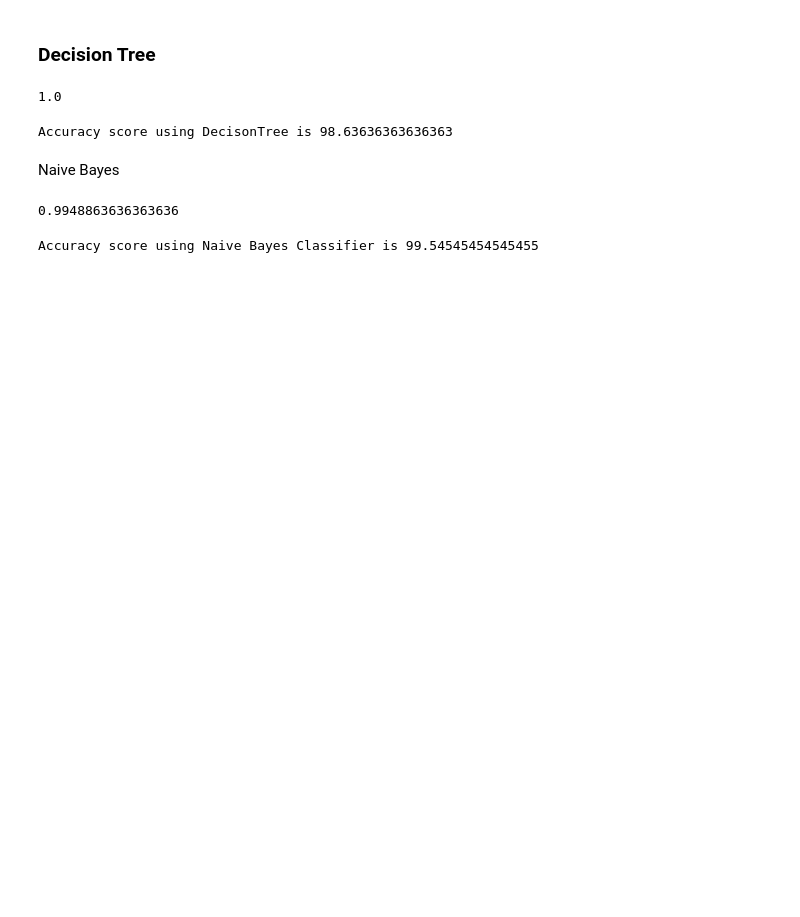
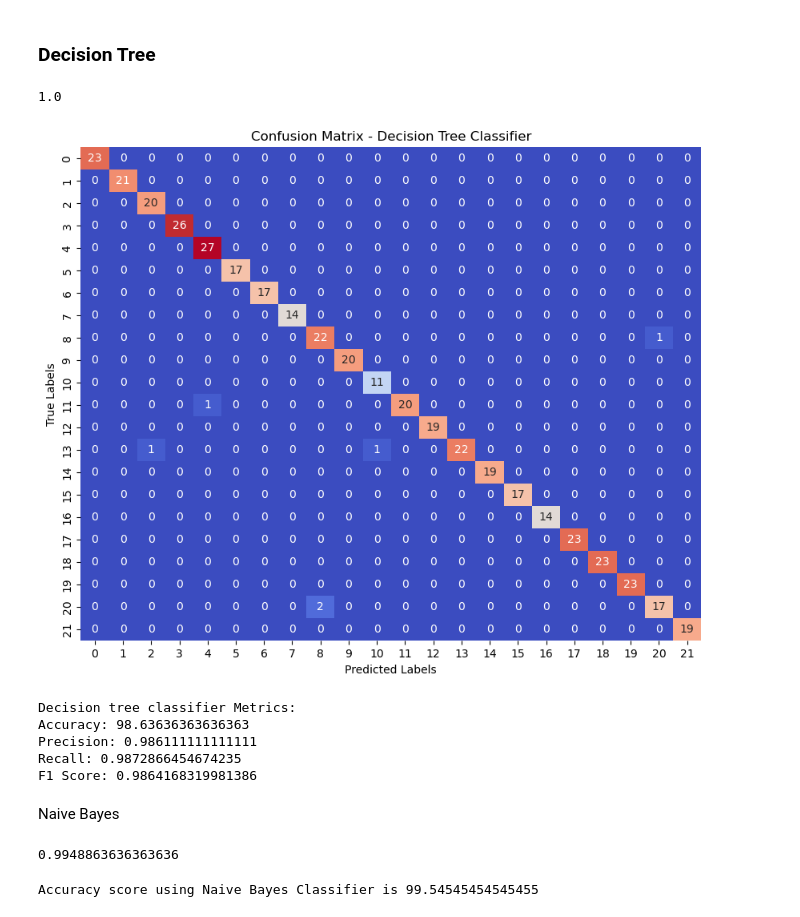
Before and after one commit to AmmanChhetri/Crop-Prediction, a Jupyter notebook: Crop_recommendation.ipynb, the cells around one changed output. Saved outputs shown, nothing was run; the diff lists cells and outputs as text; code cells hidden in the pictures; blank space fills up the shorter version.

```diff
--- a/Crop_recommendation.ipynb
+++ b/Crop_recommendation.ipynb
@@ -131,18 +285,45 @@ Accuracy score using RandomForestClassifier is 99.31818181818181
 # %% [markdown]
 ### Decision Tree
 # %%
-dt_classifier = DecisionTreeClassifier(random_state=42)
-dt_classifier.fit(x_train,y_train)
-score = dt_classifier.score(x_train,y_train)
+dtree  = DecisionTreeClassifier(random_state=42)
+dtree.fit(x_train,y_train)
+
+
+score = dtree.score(x_train,y_train)
 score
 # %% [output]
 1.0
-# %%
-y_pred = dt_classifier.predict(x_test)
-accuracy = accuracy_score(y_test,y_pred)*100
-print(f"Accuracy score using DecisonTree is {accuracy}")
-# %% [output]
-Accuracy score using DecisonTree is 98.63636363636363
+# %%
+y_pred_dtree = dtree.predict(x_test)
+
+
+accuracy_dtree = accuracy_score(y_test, y_pred_dtree)*100
+precision_dtree = precision_score(y_test, y_pred_dtree, average='macro')
+recall_dtree = recall_score(y_test, y_pred_dtree, average='macro')
+f1_dtree = f1_score(y_test, y_pred_dtree, average='macro')
+
+
+cm_dtree = confusion_matrix(y_test, y_pred_dtree)
+plt.figure(figsize=(10, 8))
+sns.heatmap(cm_dtree, annot=True, fmt='d', cmap='coolwarm', cbar=False)
+plt.xlabel('Predicted Labels')
+plt.ylabel('True Labels')
+plt.title('Confusion Matrix - Decision Tree Classifier')
+plt.show()
+
+
+print("Decision tree classifier Metrics:")
+print("Accuracy:", accuracy_dtree)
+print("Precision:", precision_dtree)
+print("Recall:", recall_dtree)
+print("F1 Score:", f1_dtree)
+# %% [output]
+[figure, added]
+Decision tree classifier Metrics:
+Accuracy: 98.63636363636363
+Precision: 0.986111111111111
+Recall: 0.9872866454674235
+F1 Score: 0.9864168319981386
 # %% [markdown]
 Naive Bayes
 # %%
```
Also changed, not shown: parts of 50 cells of this notebook.
